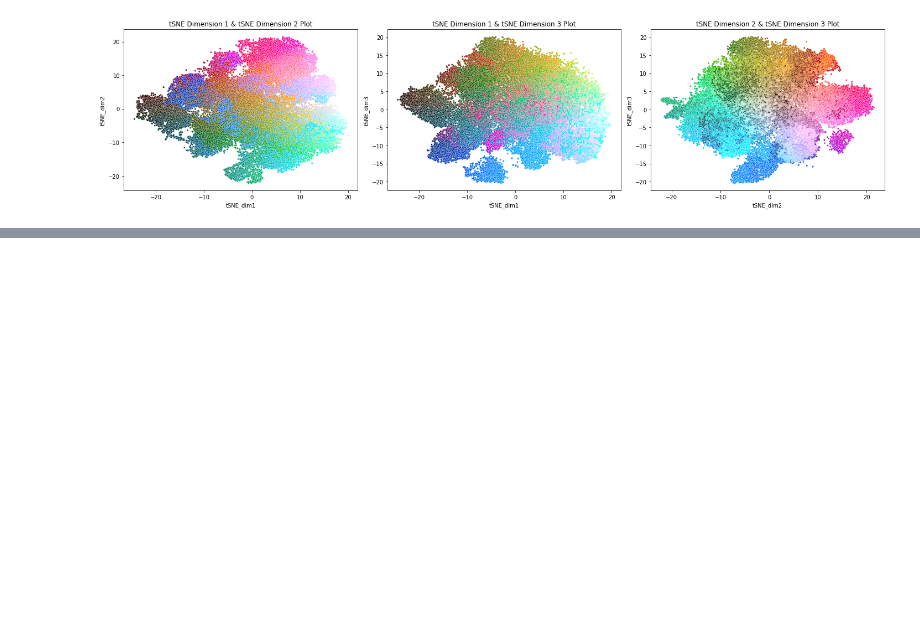
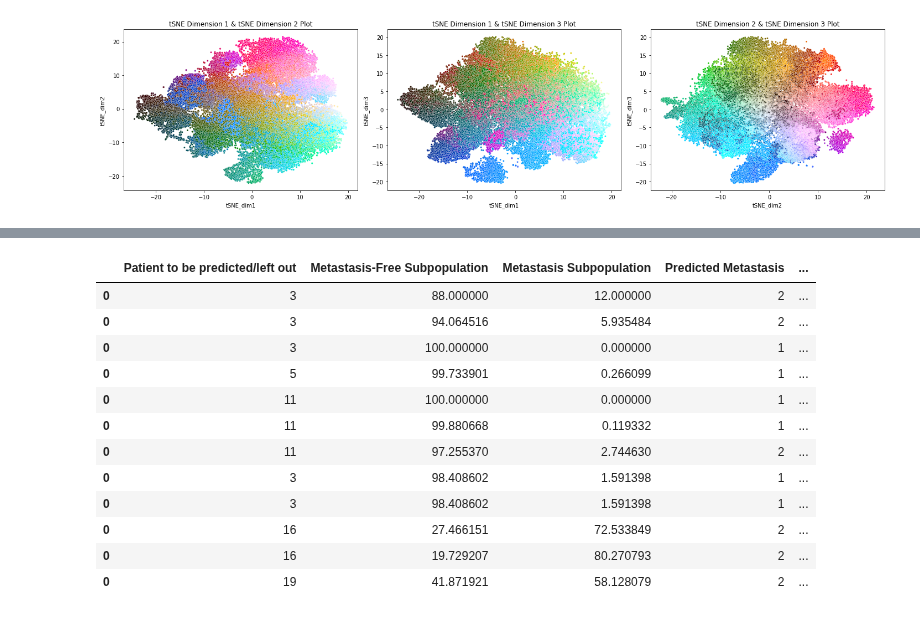
Before and after one commit to Youssef-Saleh/GP-MSI, a Jupyter notebook: Breast Cancer/BreastModel.ipynb, the cells around one changed output, grey strips where cells are left out. Saved outputs shown, nothing was run; the diff lists cells and outputs as text; code cells hidden in the pictures; blank space fills up the shorter version.

```diff
--- a/Breast Cancer/BreastModel.ipynb
+++ b/Breast Cancer/BreastModel.ipynb
@@ -231,6 +231,6 @@ Metastasis: [9. 3. 3. 7. 6.]
 # %%
 # Select the correct kmeans that shows best results from metastasis analysis, must have one fully metastasis cluster
-selected_clusters_value = 6
+selected_clusters_value = 8
 
 # ----------------------------------------------------------------------------------
 
@@ -435,7 +435,8 @@ plt.tight_layout()
 # %%
 # Test rbf at c = 0.1 , 1 , 10
 # Test linear at c = 0.1 , 1 , 10
-y_pred_SVM = SVM("rbf" , 0.1 , train_scaled_selected_proteins_data , train_labels , test_scaled_selected_proteins_data)
+C_value= 1
+y_pred_SVM = SVM("rbf" , C_value , train_selected_proteins_data , train_labels , test_selected_proteins_data)
 # %%
 Metastasis_prob, Non_Metastasis_prob = ProbabilityCalc(y_pred_SVM)
 Surv_SVM = [Metastasis_prob , Non_Metastasis_prob]
@@ -458,4 +460,4 @@ Metastasis_prob = Selected_model[0]
 Non_Metastasis_prob = Selected_model[1]
 # %%
 # Run after model complete to save the result in the total results dataframe
-total_results_dataframe_SVM = OutputDataframe(total_results_dataframe_SVM, testPatient_ID , Clinical_data_full, Non_Metastasis_prob, Metastasis_prob, selected_clusters_value, SAM_protein)
+total_results_dataframe_norm_SVM = OutputDataframe(total_results_dataframe_norm_SVM, testPatient_ID , Clinical_data_full, Non_Metastasis_prob, Metastasis_prob, selected_clusters_value,C_value, SAM_protein)
@@ -464 +464,17 @@ total_results_dataframe_SVM
+# %%
+total_results_dataframe_norm_SVM
+# %% [output]
+|  | Patient to be predicted/left out | Metastasis-Free Subpopulation | Metastasis Subpopulation | Predicted Metastasis | ... |
+| 0 | 3 | 88.000000 | 12.000000 | 2 | ... |
+| 0 | 3 | 94.064516 | 5.935484 | 2 | ... |
+| 0 | 3 | 100.000000 | 0.000000 | 1 | ... |
+| 0 | 5 | 99.733901 | 0.266099 | 1 | ... |
+| 0 | 11 | 100.000000 | 0.000000 | 1 | ... |
+| 0 | 11 | 99.880668 | 0.119332 | 1 | ... |
+| 0 | 11 | 97.255370 | 2.744630 | 2 | ... |
+| 0 | 3 | 98.408602 | 1.591398 | 1 | ... |
+| 0 | 3 | 98.408602 | 1.591398 | 1 | ... |
+| 0 | 16 | 27.466151 | 72.533849 | 2 | ... |
+| 0 | 16 | 19.729207 | 80.270793 | 2 | ... |
+| 0 | 19 | 41.871921 | 58.128079 | 2 | ... |
 # %%
```
Also changed, not shown: parts of 15 cells of this notebook, 28 other files.
